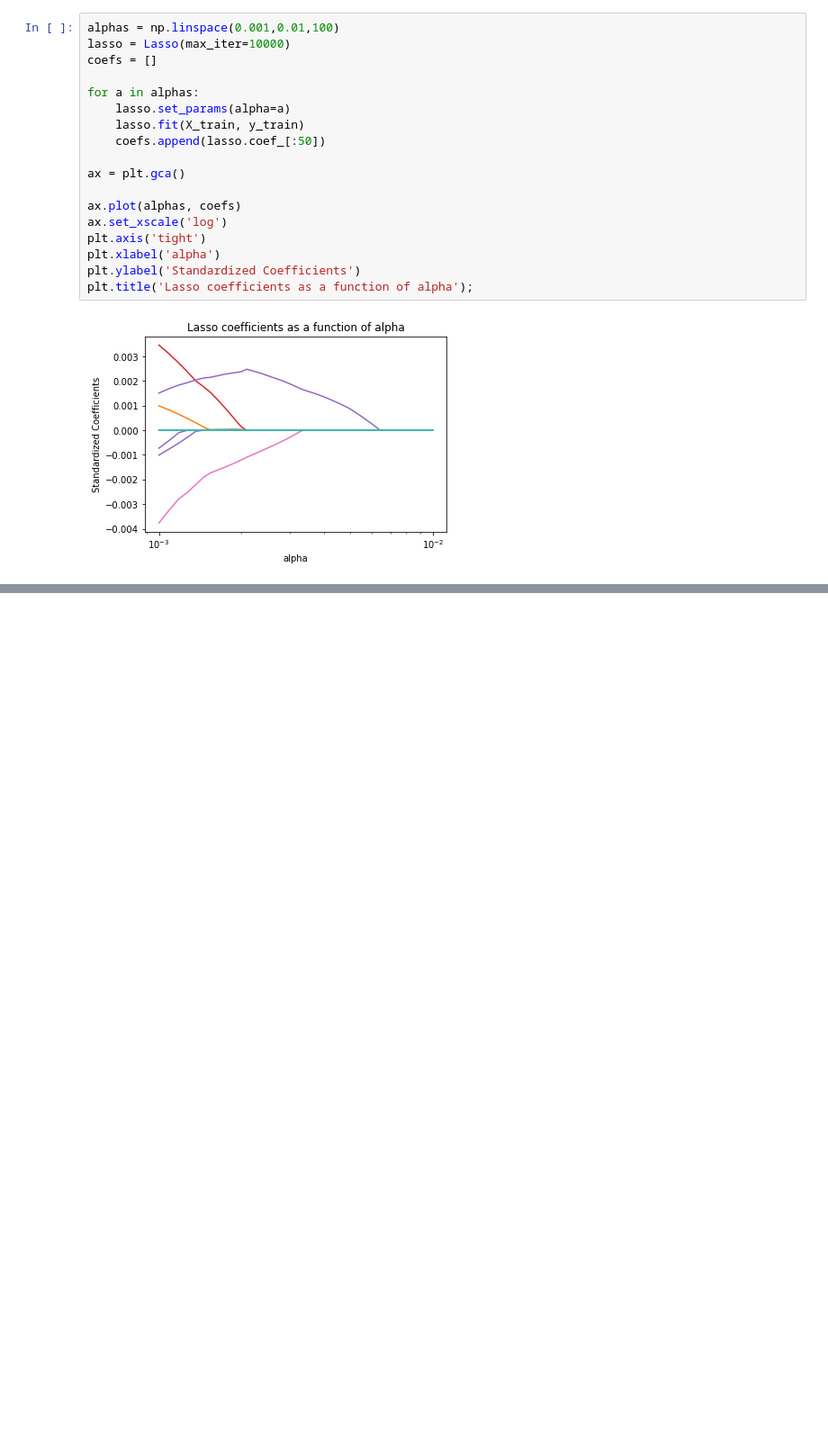
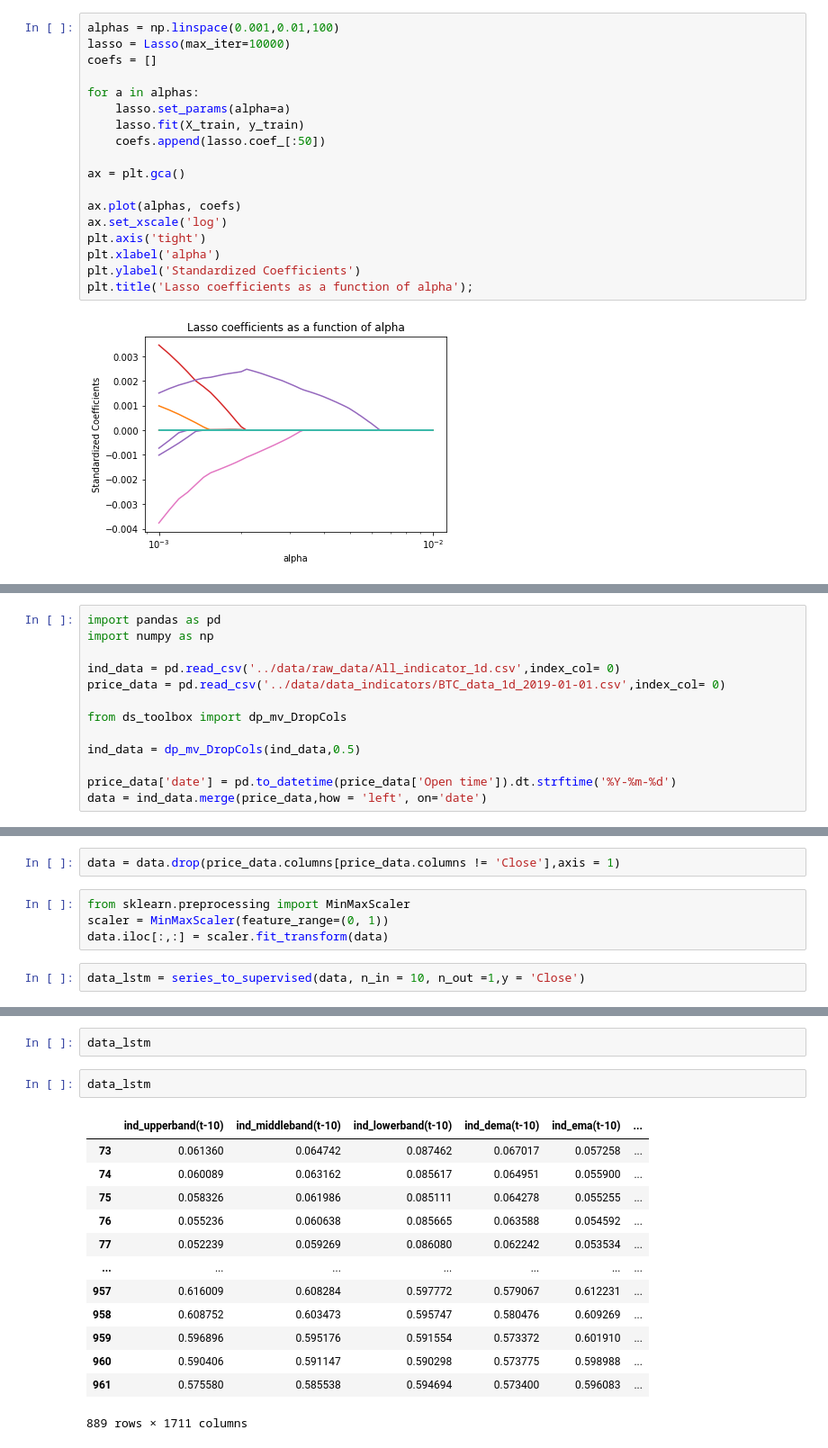
Before and after one commit to Cholianlll/ANLY565-final-project, a Jupyter notebook: cholian/cholian.ipynb, the cells around one changed output, grey strips where cells are left out. Shown: that part at 90% size. Cells and saved outputs as stored; diff of their text form; blank space fills up the shorter version.

Commit message:
LSTM coding

```diff
--- a/cholian/cholian.ipynb
+++ b/cholian/cholian.ipynb
@@ -308,0 +367,13 @@ plt.title('Lasso coefficients as a function of alpha');
+# %%
+import pandas as pd
+import numpy as np
+
+ind_data = pd.read_csv('../data/raw_data/All_indicator_1d.csv',index_col= 0)
+price_data = pd.read_csv('../data/data_indicators/BTC_data_1d_2019-01-01.csv',index_col= 0)
+
+from ds_toolbox import dp_mv_DropCols
+
+ind_data = dp_mv_DropCols(ind_data,0.5)
+
+price_data['date'] = pd.to_datetime(price_data['Open time']).dt.strftime('%Y-%m-%d')
+data = ind_data.merge(price_data,how = 'left', on='date')
@@ -308,0 +444,8 @@ plt.title('Lasso coefficients as a function of alpha');
+# %%
+data = data.drop(price_data.columns[price_data.columns != 'Close'],axis = 1)
+# %%
+from sklearn.preprocessing import MinMaxScaler
+scaler = MinMaxScaler(feature_range=(0, 1))
+data.iloc[:,:] = scaler.fit_transform(data)
+# %%
+data_lstm = series_to_supervised(data, n_in = 10, n_out =1,y = 'Close')
@@ -308,0 +461,18 @@ plt.title('Lasso coefficients as a function of alpha');
+# %%
+data_lstm
+# %%
+data_lstm
+# %% [output]
+|  | ind_upperband(t-10) | ind_middleband(t-10) | ind_lowerband(t-10) | ind_dema(t-10) | ind_ema(t-10) | ... |
+| 73 | 0.061360 | 0.064742 | 0.087462 | 0.067017 | 0.057258 | ... |
+| 74 | 0.060089 | 0.063162 | 0.085617 | 0.064951 | 0.055900 | ... |
+| 75 | 0.058326 | 0.061986 | 0.085111 | 0.064278 | 0.055255 | ... |
+| 76 | 0.055236 | 0.060638 | 0.085665 | 0.063588 | 0.054592 | ... |
+| 77 | 0.052239 | 0.059269 | 0.086080 | 0.062242 | 0.053534 | ... |
+| ... | ... | ... | ... | ... | ... | ... |
+| 957 | 0.616009 | 0.608284 | 0.597772 | 0.579067 | 0.612231 | ... |
+| 958 | 0.608752 | 0.603473 | 0.595747 | 0.580476 | 0.609269 | ... |
+| 959 | 0.596896 | 0.595176 | 0.591554 | 0.573372 | 0.601910 | ... |
+| 960 | 0.590406 | 0.591147 | 0.590298 | 0.573775 | 0.598988 | ... |
+| 961 | 0.575580 | 0.585538 | 0.594694 | 0.573400 | 0.596083 | ... |
+889 rows × 1711 columns
```
Also changed, not shown: parts of 23 cells of this notebook, 2 other files.
